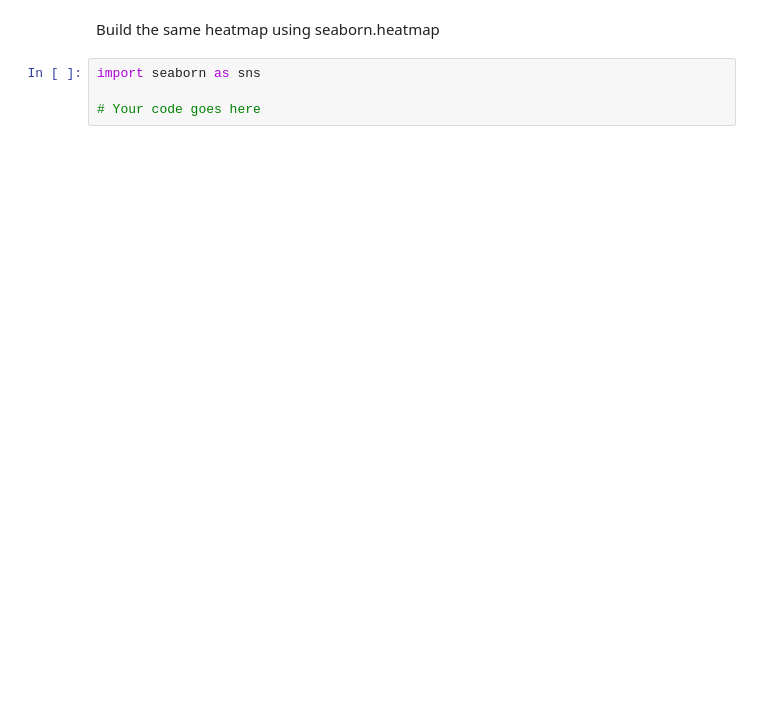
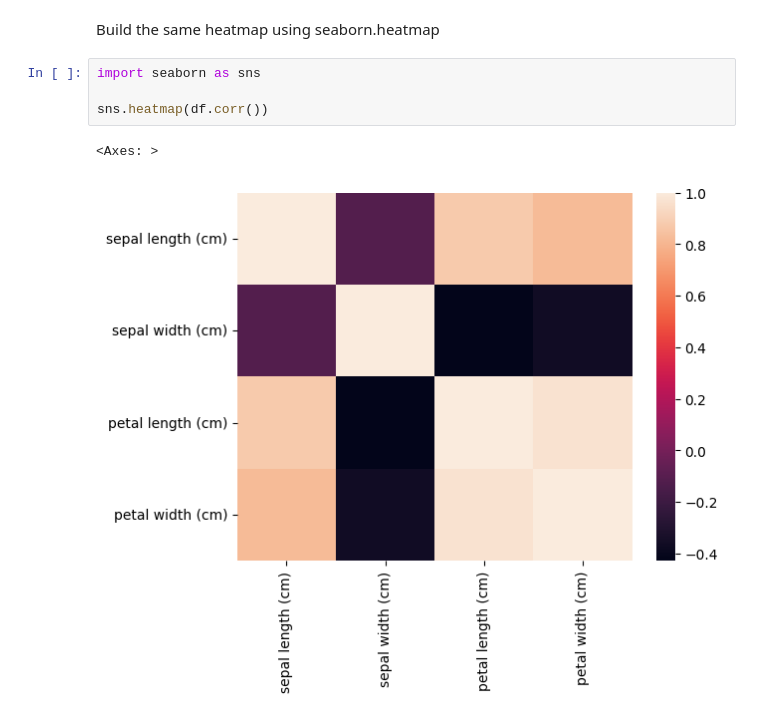
Before and after one commit to dimamkr/ml-hse-nes, a Jupyter notebook: 2024/homeworks/homework_1.ipynb, the cells around one changed output. Cells and saved outputs as stored; diff of their text form; blank space fills up the shorter version.

```diff
--- a/2024/homeworks/homework_1.ipynb
+++ b/2024/homeworks/homework_1.ipynb
@@ -261,4 +286,7 @@ Build the same heatmap using seaborn.heatmap
 # %%
 import seaborn as sns
 
-# Your code goes here
+sns.heatmap(df.corr())
+# %% [output]
+<Axes: >
+[figure, added]
```
Also changed, not shown: parts of 3 cells of this notebook.
